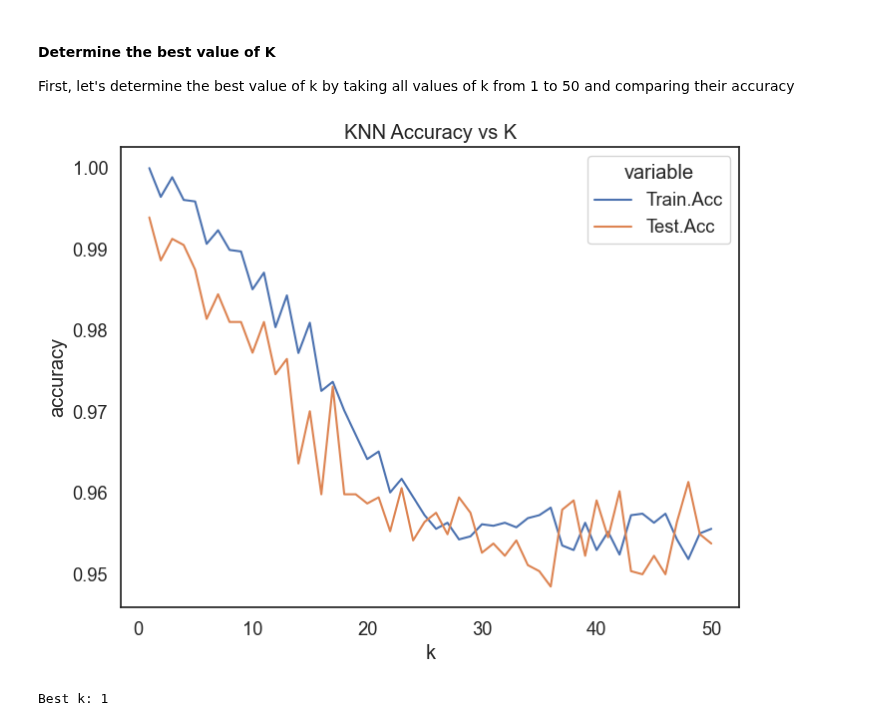
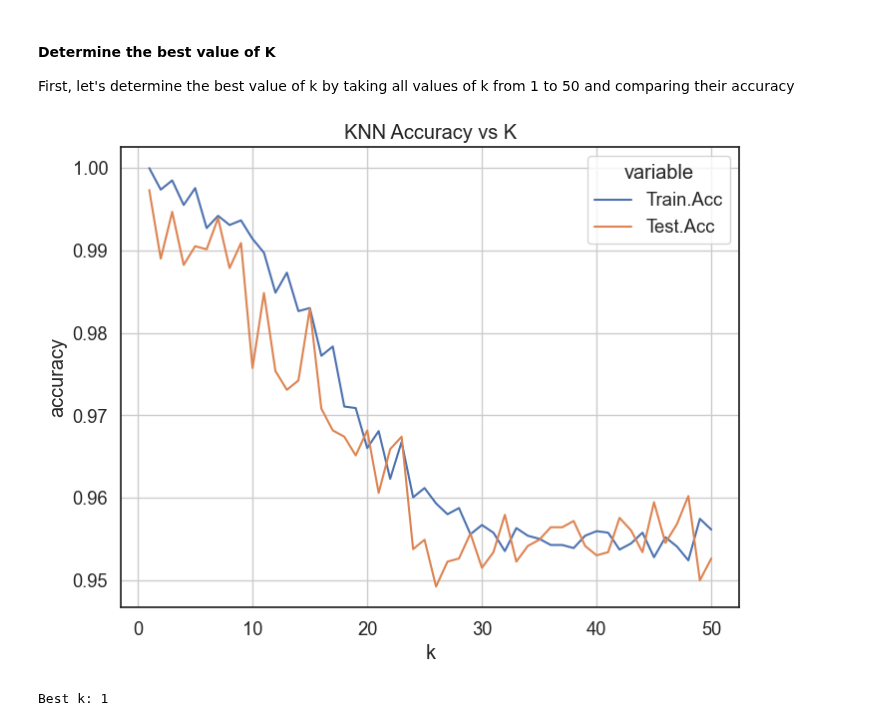
Before and after one commit to speedcoder107/CSCI-4521-class, a Jupyter notebook: HW/HW_1/HW_1.ipynb, the cells around one changed output. Saved outputs shown, nothing was run; the diff lists cells and outputs as text; code cells hidden in the pictures.

```diff
--- a/HW/HW_1/HW_1.ipynb
+++ b/HW/HW_1/HW_1.ipynb
@@ -78,7 +90,7 @@ plt.show()
 First, things first, let's use features, normalize, split and use PCA (for getting all features, down to 2 features, this helps us plot them)
 # %%
 # classify predict if an individual has a good credit rating given using Limit and Income as features using small value of k in this case we use k=1
-features = ['Income', 'Limit', 'Cards']
+features = ['Income', 'Limit', 'Balance', 'Cards']
 X = df[features].values
 y = df['Rating_Category'].values
 
@@ -284,15 +199,0 @@ weighted avg       1.00      1.00      1.00       268
-# %%
-test_preds = bad_clf.predict(X_test_pca)
-train_preds = bad_clf.predict(X_train_pca)
-
-# Print overall accuracy
-test_accuracy = accuracy_score(y_test, test_preds)
-train_accuracy = accuracy_score(y_train, train_preds)
-print("Test Accuracy: {:.2f}%".format(test_accuracy * 100))
-print("Train Accuracy: {:.2f}%".format(train_accuracy * 100))
-
-# Print detailed classification report
-print("\nClassification Report for Test Accuracy:")
-print(classification_report(y_test, test_preds))
-print("\nClassification Report for Train Accuracy:")
-print(classification_report(y_train, train_preds))
@@ -335,0 +356,23 @@ hypothetical_consumer = pd.DataFrame({
+# %%
+# classify predict if an individual has a good credit rating given using Limit and Income as features using small value of k in this case we use k=1
+Region_features = ['Own', 'Balance', 'Age', 'Married', 'Income', 'Limit']
+X_region = df[Region_features].values
+y_region = df['Region'].values
+
+# Normalize the data using z-score normalization
+X_region_mean = X_region.mean(axis=0)
+X_region_std = X_region.std(axis=0)
+X_region = (X_region - X_region_mean) / X_region_std
+
+# # Split the data into training and testing sets
+X_region_train, X_region_test, y_region_train, y_region_test = train_test_split(X_region, y_region, test_size=0.33)
+
+pca = PCA(n_components=2)
+X_region_train_pca = pca.fit_transform(X_region_train)
+X_region_test_pca = pca.transform(X_region_test)
+
+knn_region = KNeighborsClassifier(n_neighbors=5)
+knn_region.fit(X_region_train_pca, y_region_train)
+test_preds = knn_region.predict(X_region_test_pca)
+accuracy = accuracy_score(y_region_test, test_preds)
+print("Test Accuracy: {:.2f}%".format(accuracy * 100))
@@ -356,17 +429,18 @@ for k_cur in ks:
 # %%
 # helper for making a graph nicely
 from pylab import rcParams
 sns.set(font_scale=1.2)
 sns.set_style("white") #whitegrid white dark darkgrid
 
 rcParams['figure.figsize'] = 8, 6
 result = pd.DataFrame( {"k":ks,"Train.Acc":train_acc_list,"Test.Acc":test_acc_list} )
 melted_result = pd.melt(result, ['k'], var_name='variable', value_name='accuracy')
 sns.lineplot(x="k", y="accuracy", hue='variable', data=melted_result)
 plt.title("KNN Accuracy vs K")
+plt.grid('on')
 plt.show()
 # %% [output]
-[figure, old version]
+[figure, new version]
 # %%
 # TODO: Tell me best value of k which is based on the fact that training data shoudld have the highest accuracy. Find the k for which the training accuracy is maximised
 best_k = ks[np.argmax(test_acc_list)]
```
Also changed, not shown: parts of 32 cells of this notebook, 1 other file.
